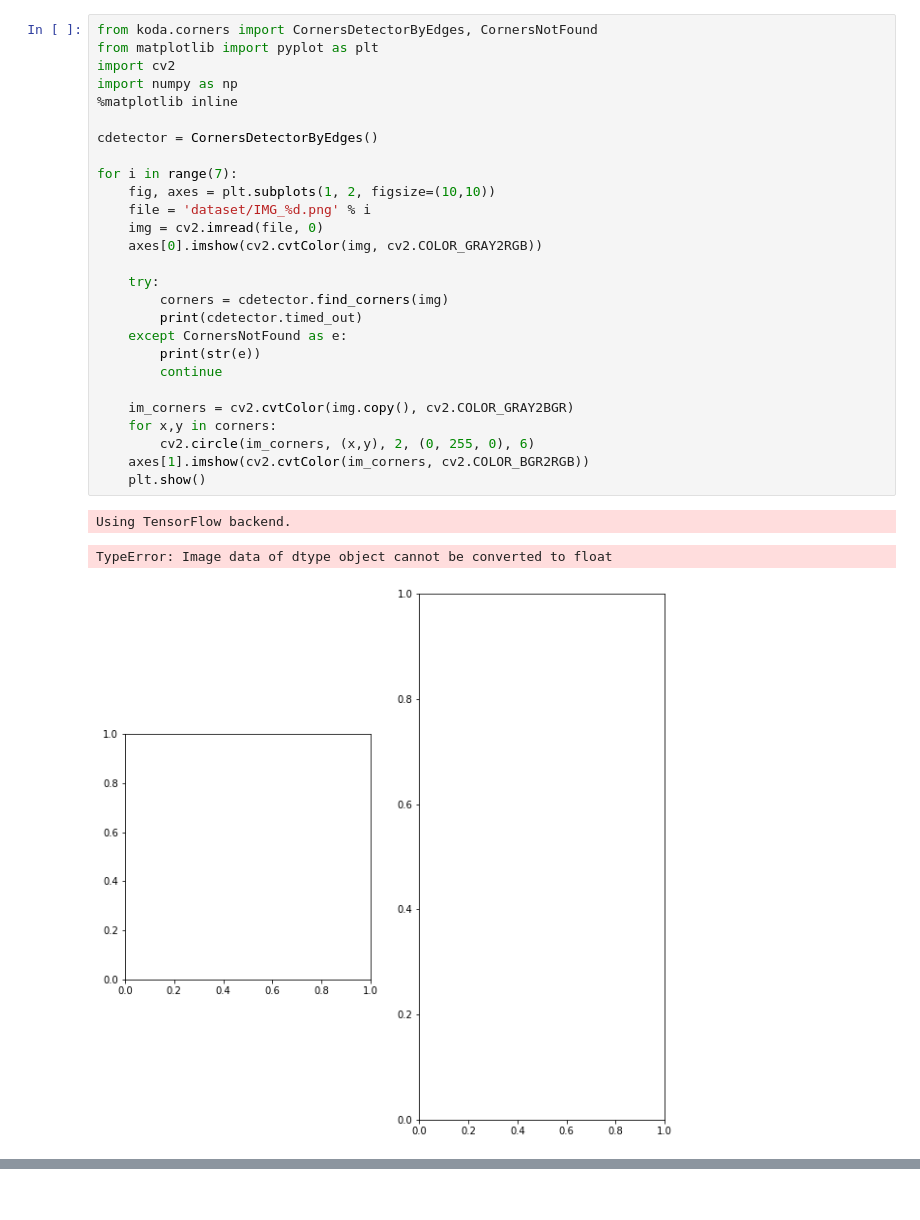
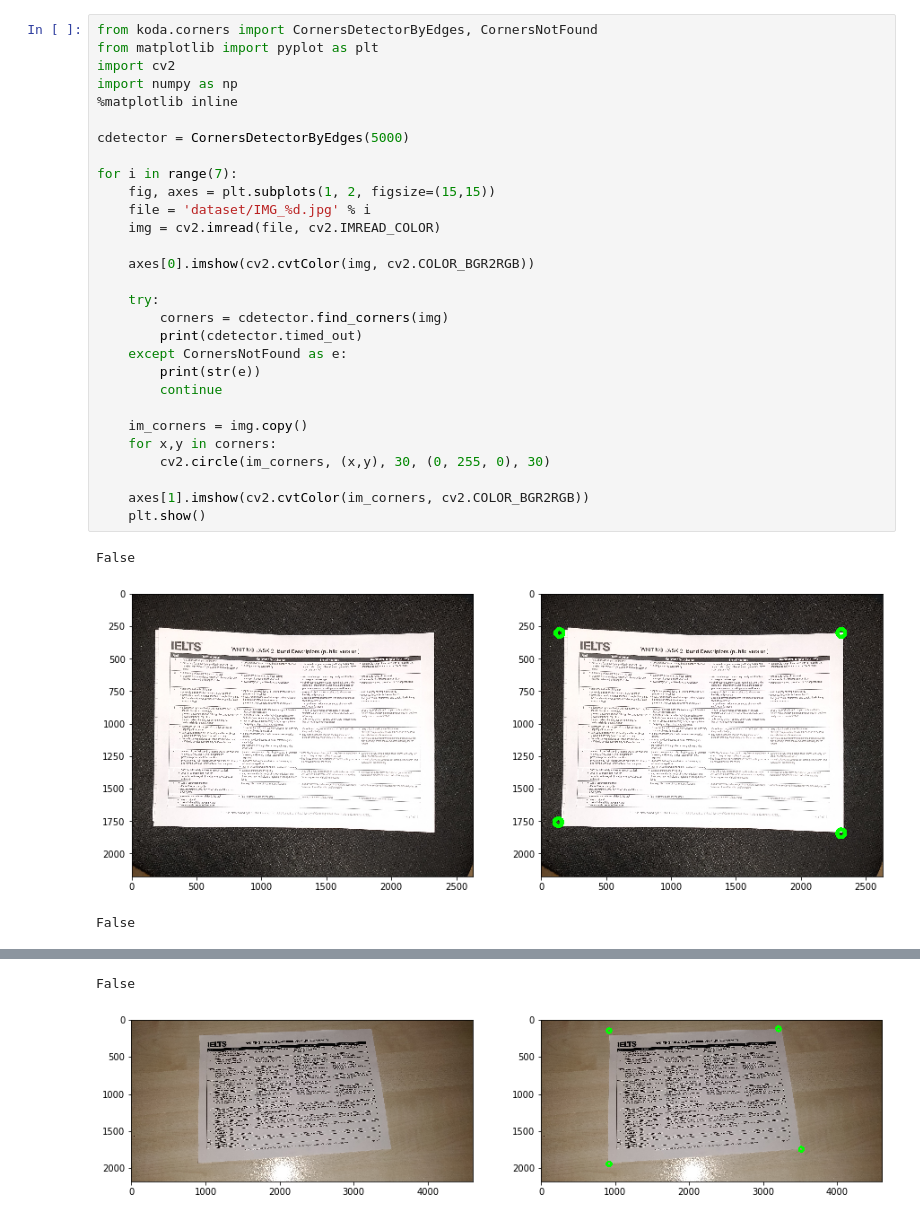
Before and after one commit to federico-terzi/koda, a Jupyter notebook: front-end.ipynb, the cells around one changed output, grey strips where cells are left out. Drawn from its saved outputs; the diff is of its cells as text.

Commit message:
Integrate ML edge detection

```diff
--- a/front-end.ipynb
+++ b/front-end.ipynb
@@ -1,31 +1,33 @@
 # %%
 from koda.corners import CornersDetectorByEdges, CornersNotFound
 from matplotlib import pyplot as plt
 import cv2
 import numpy as np
 %matplotlib inline
 
-cdetector = CornersDetectorByEdges()
+cdetector = CornersDetectorByEdges(5000)
 
 for i in range(7):
-    fig, axes = plt.subplots(1, 2, figsize=(10,10))
-    file = 'dataset/IMG_%d.png' % i
-    img = cv2.imread(file, 0)
-    axes[0].imshow(cv2.cvtColor(img, cv2.COLOR_GRAY2RGB))
+    fig, axes = plt.subplots(1, 2, figsize=(15,15))
+    file = 'dataset/IMG_%d.jpg' % i
+    img = cv2.imread(file, cv2.IMREAD_COLOR)
+
+    axes[0].imshow(cv2.cvtColor(img, cv2.COLOR_BGR2RGB))
 
     try:
         corners = cdetector.find_corners(img)
         print(cdetector.timed_out)
     except CornersNotFound as e:
         print(str(e))
         continue
 
-    im_corners = cv2.cvtColor(img.copy(), cv2.COLOR_GRAY2BGR)
+    im_corners = img.copy()
     for x,y in corners:
-        cv2.circle(im_corners, (x,y), 2, (0, 255, 0), 6)
+        cv2.circle(im_corners, (x,y), 30, (0, 255, 0), 30)
+
     axes[1].imshow(cv2.cvtColor(im_corners, cv2.COLOR_BGR2RGB))
     plt.show()
 # %% [output]
-Using TensorFlow backend.
+False
+[figure, new version]
-TypeError: Image data of dtype object cannot be converted to float
+False
-[figure, old version]
@@ -31,0 +35,2 @@ TypeError: Image data of dtype object cannot be converted to float
+False
+[figure, added]
```
Also changed, not shown: parts of 1 cell of this notebook, 3 other files.
